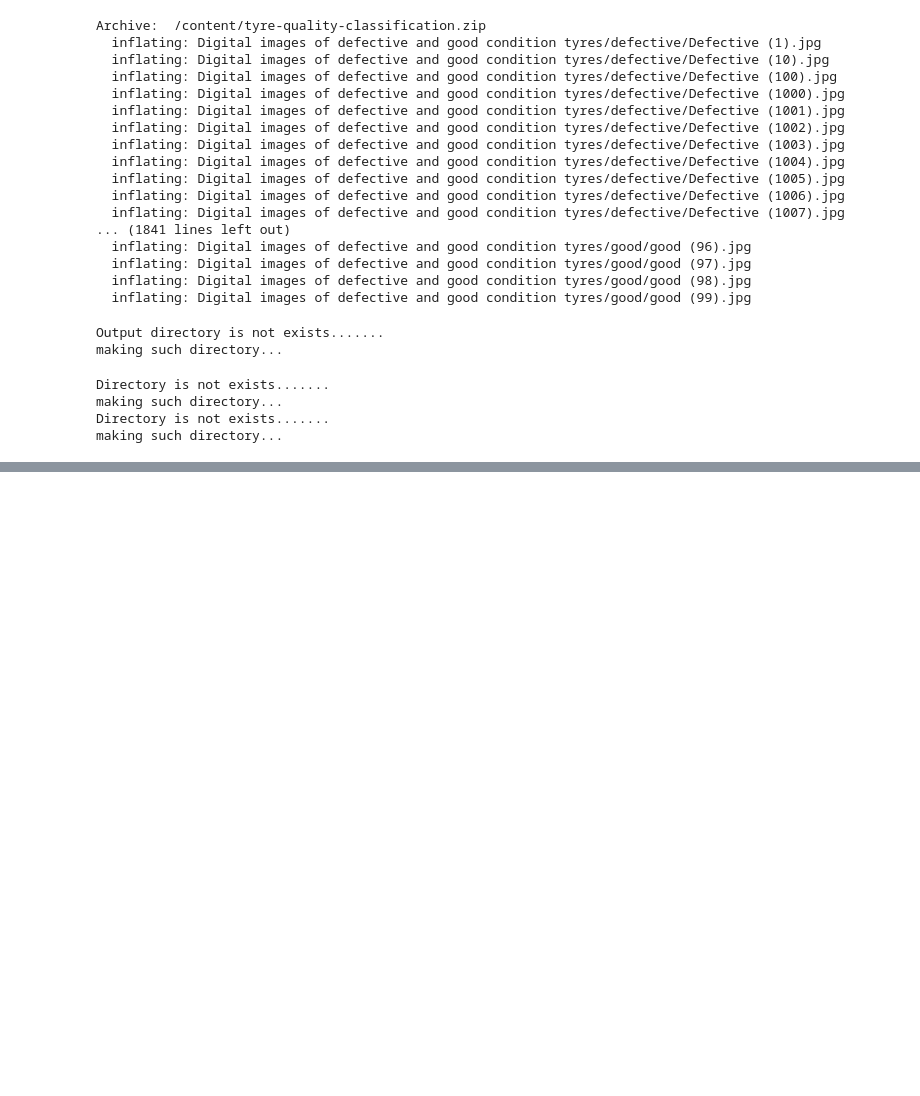
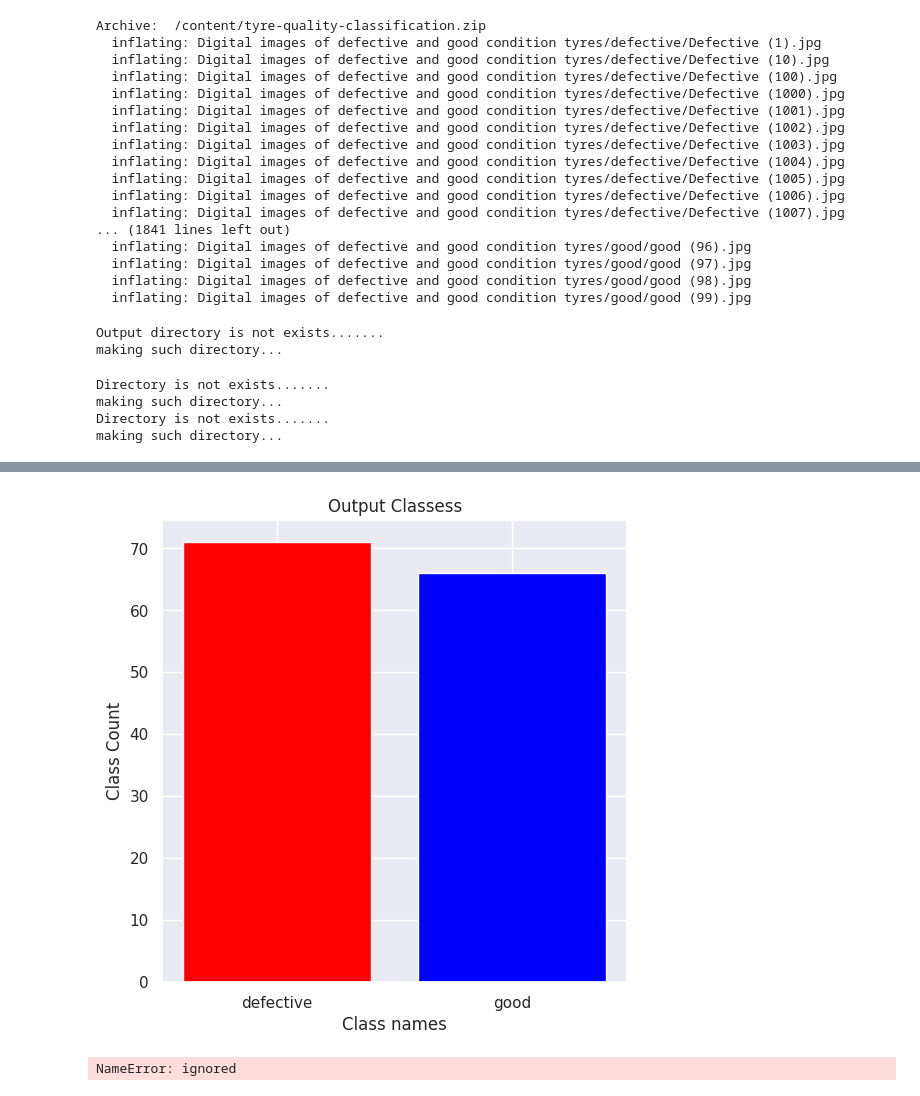
Before and after one commit to pinilDissanayaka/Tyre-Quality-Classification, a Jupyter notebook: Notebooks/Tyre_Quality_Classification.ipynb, the cells around one changed output, grey strips where cells are left out. Saved outputs shown, nothing was run; the diff lists cells and outputs as text; code cells hidden in the pictures; blank space fills up the shorter version.

```diff
--- a/Notebooks/Tyre_Quality_Classification.ipynb
+++ b/Notebooks/Tyre_Quality_Classification.ipynb
@@ -133,0 +135,65 @@ defective
+# %%
+def plotClasses(dir, figSize = (6, 6)):
+  labels = os.listdir(dir)
+  classCount = {}
+  for label in labels:
+    path = os.path.join(dir, label)
+    count = len(list(path))
+    classCount[label] = count
+
+  sns.set()
+  plt.figure(figsize = (figSize))
+  keys = classCount.keys()
+  values = classCount.values()
+  plt.bar(keys, values, color = ['red', 'blue'])
+  plt.title("Output Classess")
+  plt.xlabel("Class names")
+  plt.ylabel("Class Count")
+  plt.savefig(figDir + '/outputClasses')
+  plt.show()
+  return len(keys)
+# %%
+outSize = plotClasses(mainDir)
+# %% [output]
+[figure, added]
+# %%
+targetSize = [124, 124]
+inputSize = targetSize + [1]
+outputSize = outSize
+batchSize = 25
+rescale = 1./ 255
+epochs = 100
+
+
+trainGen = ImageDataGenerator(rescale=rescale,
+                              horizontal_flip = True,
+                              vertical_flip = True,
+                              shear_range=16,
+                              validation_split =0.2)
+
+testGen = ImageDataGenerator(rescale=rescale)
+
+
+trainGenerator = trainGen.flow_from_directory(trainDir,
+                                              target_size=targetSize,
+                                              class_mode='categorical',
+                                              color_mode = 'grayscale',
+                                              batch_size = batchSize,
+                                              shuffle = True,
+                                              subset = 'training')
+
+validGenerator = trainGen.flow_from_directory(trainDir,
+                                              target_size=targetSize,
+                                              class_mode='categorical',
+                                              color_mode = 'grayscale',
+                                              batch_size = batchSize,
+                                              shuffle = True,
+                                              subset = 'validation')
+
+testGenerator = testGen.flow_from_directory(testDir,
+                                              target_size=targetSize,
+                                              class_mode='categorical',
+                                              color_mode = 'grayscale',
+                                              batch_size = batchSize)
+# %% [output]
+NameError: ignored
```
Also changed, not shown: parts of 3 cells of this notebook.
